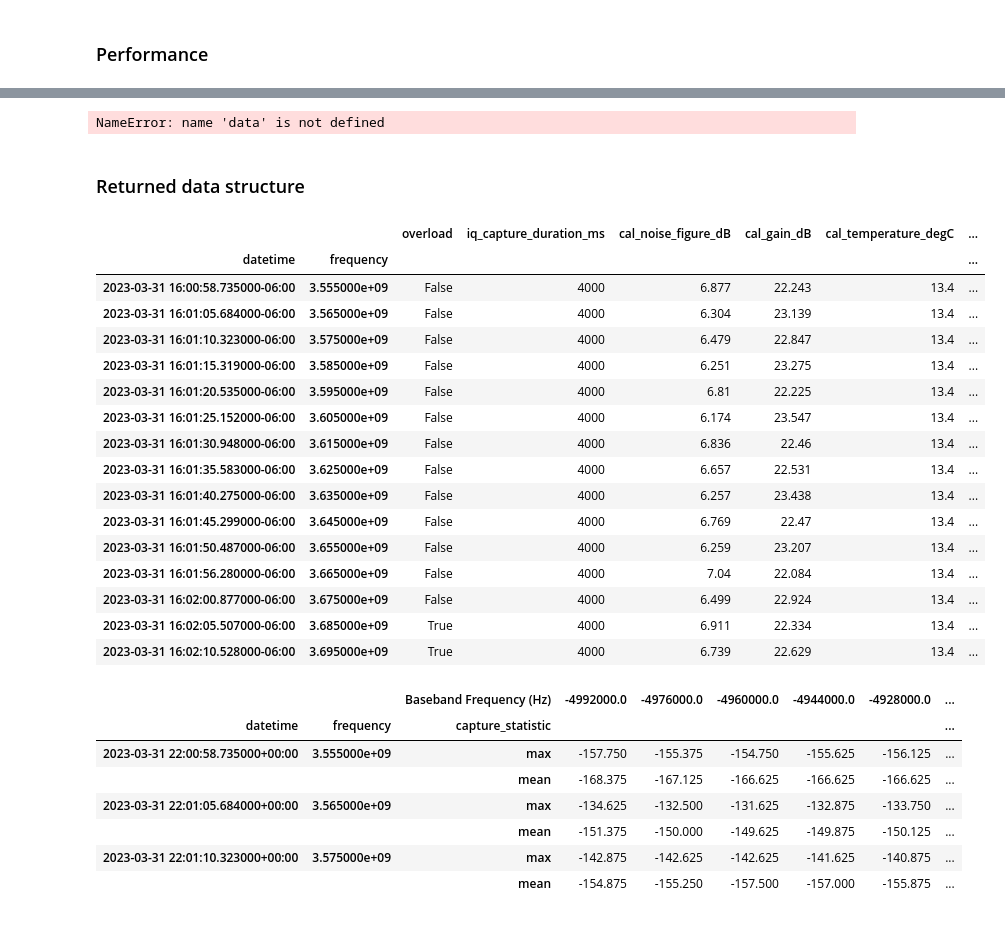
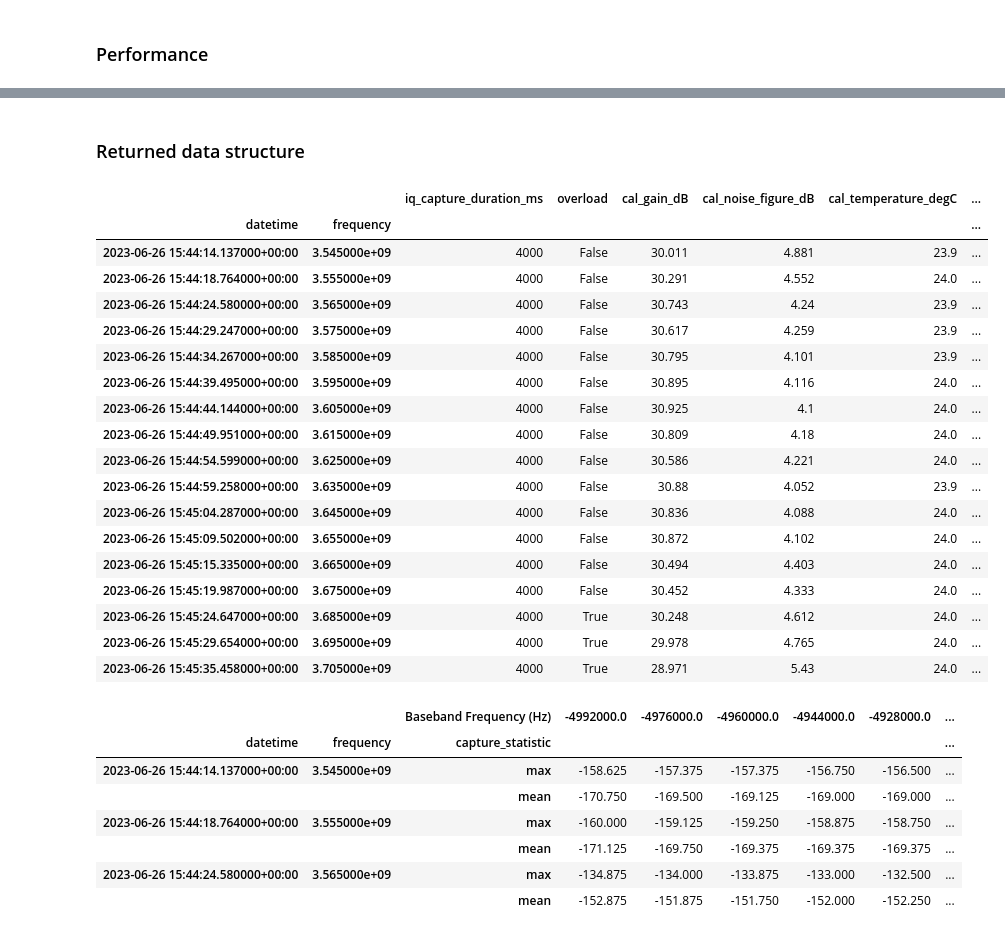
Before and after one commit to usnistgov/nasctn-sea-ingest, a Jupyter notebook: demos/read_seamf.ipynb, the cells around one changed output, grey strips where cells are left out. Drawn from its saved outputs; the diff is of its cells as text; code cells hidden in the pictures.

Commit message:
add support for v5 metadata loading

```diff
--- a/demos/read_seamf.ipynb
+++ b/demos/read_seamf.ipynb
@@ -18,10 +18,11 @@ dfs2 = sea_ingest.read_seamf(data_path/'example_v2.sigmf', tz="America/New_York"
 meta3 = sea_ingest.read_seamf_meta(data_path/'example_v3.sigmf', tz="America/New_York")
 dfs3 = sea_ingest.read_seamf(data_path/'example_v3.sigmf', tz="America/New_York")
 dfs4 = sea_ingest.read_seamf(data_path/'example_v4.sigmf') # timezone can be automatically identified from v4 onward
+dfs5 = sea_ingest.read_seamf(data_path/'example_v5.sigmf')
 
 # # some alternative loading options
-arrs4 = sea_ingest.read_seamf(data_path/'example_v4.sigmf', container_cls=np.ndarray, tz="America/New_York")
-data4, meta4 = sea_ingest.read_seamf(data_path/'example_v4.sigmf', force_loader_cls=bytes, tz="America/New_York")
+arrs5 = sea_ingest.read_seamf(data_path/'example_v5.sigmf', container_cls=np.ndarray, tz="America/New_York")
+data5, meta5 = sea_ingest.read_seamf(data_path/'example_v5.sigmf', force_loader_cls=bytes, tz="America/New_York")
 # %% [markdown]
 ### Index name and order consistency check
 # %%
@@ -165,52 +142,40 @@ Line #      Hits         Time  Per Hit   % Time  Line Contents
-# %%
-# locals().update(seamf._LoaderBase.debug)
-
-from collections import defaultdict
-traces = np.array_split(data, split_inds)
-import labbench as lb
-
-with lb.stopwatch('hi'):
-    for i in range(100):
-        trace_groups = defaultdict(lambda: defaultdict(list))
-        for (trace_type, trace_name), trace in zip(self.trace_starts.values(), traces):
-            trace_groups[trace_type][trace_name].append(np.array(trace))
-# %% [output]
-NameError: name 'data' is not defined
 # %% [markdown]
 ### Returned data structure
 # %%
 # channel metadata
-dfs4["channel_metadata"].
+dfs5["channel_metadata"]
 # %% [output]
-|  |  | overload | iq_capture_duration_ms | cal_noise_figure_dB | cal_gain_dB | cal_temperature_degC | ... |
+|  |  | iq_capture_duration_ms | overload | cal_gain_dB | cal_noise_figure_dB | cal_temperature_degC | ... |
 | datetime | frequency |  |  |  |  |  | ... |
-| 2023-03-31 16:00:58.735000-06:00 | 3.555000e+09 | False | 4000 | 6.877 | 22.243 | 13.4 | ... |
-| 2023-03-31 16:01:05.684000-06:00 | 3.565000e+09 | False | 4000 | 6.304 | 23.139 | 13.4 | ... |
-| 2023-03-31 16:01:10.323000-06:00 | 3.575000e+09 | False | 4000 | 6.479 | 22.847 | 13.4 | ... |
-| 2023-03-31 16:01:15.319000-06:00 | 3.585000e+09 | False | 4000 | 6.251 | 23.275 | 13.4 | ... |
-| 2023-03-31 16:01:20.535000-06:00 | 3.595000e+09 | False | 4000 | 6.81 | 22.225 | 13.4 | ... |
-| 2023-03-31 16:01:25.152000-06:00 | 3.605000e+09 | False | 4000 | 6.174 | 23.547 | 13.4 | ... |
-| 2023-03-31 16:01:30.948000-06:00 | 3.615000e+09 | False | 4000 | 6.836 | 22.46 | 13.4 | ... |
-| 2023-03-31 16:01:35.583000-06:00 | 3.625000e+09 | False | 4000 | 6.657 | 22.531 | 13.4 | ... |
-| 2023-03-31 16:01:40.275000-06:00 | 3.635000e+09 | False | 4000 | 6.257 | 23.438 | 13.4 | ... |
-| 2023-03-31 16:01:45.299000-06:00 | 3.645000e+09 | False | 4000 | 6.769 | 22.47 | 13.4 | ... |
-| 2023-03-31 16:01:50.487000-06:00 | 3.655000e+09 | False | 4000 | 6.259 | 23.207 | 13.4 | ... |
-| 2023-03-31 16:01:56.280000-06:00 | 3.665000e+09 | False | 4000 | 7.04 | 22.084 | 13.4 | ... |
-| 2023-03-31 16:02:00.877000-06:00 | 3.675000e+09 | False | 4000 | 6.499 | 22.924 | 13.4 | ... |
-| 2023-03-31 16:02:05.507000-06:00 | 3.685000e+09 | True | 4000 | 6.911 | 22.334 | 13.4 | ... |
-| 2023-03-31 16:02:10.528000-06:00 | 3.695000e+09 | True | 4000 | 6.739 | 22.629 | 13.4 | ... |
+| 2023-06-26 15:44:14.137000+00:00 | 3.545000e+09 | 4000 | False | 30.011 | 4.881 | 23.9 | ... |
+| 2023-06-26 15:44:18.764000+00:00 | 3.555000e+09 | 4000 | False | 30.291 | 4.552 | 24.0 | ... |
+| 2023-06-26 15:44:24.580000+00:00 | 3.565000e+09 | 4000 | False | 30.743 | 4.24 | 23.9 | ... |
+| 2023-06-26 15:44:29.247000+00:00 | 3.575000e+09 | 4000 | False | 30.617 | 4.259 | 23.9 | ... |
+| 2023-06-26 15:44:34.267000+00:00 | 3.585000e+09 | 4000 | False | 30.795 | 4.101 | 23.9 | ... |
+| 2023-06-26 15:44:39.495000+00:00 | 3.595000e+09 | 4000 | False | 30.895 | 4.116 | 24.0 | ... |
+| 2023-06-26 15:44:44.144000+00:00 | 3.605000e+09 | 4000 | False | 30.925 | 4.1 | 24.0 | ... |
+| 2023-06-26 15:44:49.951000+00:00 | 3.615000e+09 | 4000 | False | 30.809 | 4.18 | 24.0 | ... |
+| 2023-06-26 15:44:54.599000+00:00 | 3.625000e+09 | 4000 | False | 30.586 | 4.221 | 24.0 | ... |
+| 2023-06-26 15:44:59.258000+00:00 | 3.635000e+09 | 4000 | False | 30.88 | 4.052 | 23.9 | ... |
+| 2023-06-26 15:45:04.287000+00:00 | 3.645000e+09 | 4000 | False | 30.836 | 4.088 | 24.0 | ... |
+| 2023-06-26 15:45:09.502000+00:00 | 3.655000e+09 | 4000 | False | 30.872 | 4.102 | 24.0 | ... |
+| 2023-06-26 15:45:15.335000+00:00 | 3.665000e+09 | 4000 | False | 30.494 | 4.403 | 24.0 | ... |
+| 2023-06-26 15:45:19.987000+00:00 | 3.675000e+09 | 4000 | False | 30.452 | 4.333 | 24.0 | ... |
+| 2023-06-26 15:45:24.647000+00:00 | 3.685000e+09 | 4000 | True | 30.248 | 4.612 | 24.0 | ... |
+| 2023-06-26 15:45:29.654000+00:00 | 3.695000e+09 | 4000 | True | 29.978 | 4.765 | 24.0 | ... |
+| 2023-06-26 15:45:35.458000+00:00 | 3.705000e+09 | 4000 | True | 28.971 | 5.43 | 24.0 | ... |
 # %%
 # power spectral density has a "capture_statistic" index
-dfs4['psd'].head(6).iloc[:,:6]
+dfs5['psd'].head(6).iloc[:,:6]
 # %% [output]
 |  |  | Baseband Frequency (Hz) | -4992000.0 | -4976000.0 | -4960000.0 | -4944000.0 | -4928000.0 | ... |
 | datetime | frequency | capture_statistic |  |  |  |  |  | ... |
-| 2023-03-31 22:00:58.735000+00:00 | 3.555000e+09 | max | -157.750 | -155.375 | -154.750 | -155.625 | -156.125 | ... |
-|  |  | mean | -168.375 | -167.125 | -166.625 | -166.625 | -166.625 | ... |
-| 2023-03-31 22:01:05.684000+00:00 | 3.565000e+09 | max | -134.625 | -132.500 | -131.625 | -132.875 | -133.750 | ... |
-|  |  | mean | -151.375 | -150.000 | -149.625 | -149.875 | -150.125 | ... |
-| 2023-03-31 22:01:10.323000+00:00 | 3.575000e+09 | max | -142.875 | -142.625 | -142.625 | -141.625 | -140.875 | ... |
-|  |  | mean | -154.875 | -155.250 | -157.500 | -157.000 | -155.875 | ... |
+| 2023-06-26 15:44:14.137000+00:00 | 3.545000e+09 | max | -158.625 | -157.375 | -157.375 | -156.750 | -156.500 | ... |
+|  |  | mean | -170.750 | -169.500 | -169.125 | -169.000 | -169.000 | ... |
+| 2023-06-26 15:44:18.764000+00:00 | 3.555000e+09 | max | -160.000 | -159.125 | -159.250 | -158.875 | -158.750 | ... |
+|  |  | mean | -171.125 | -169.750 | -169.375 | -169.375 | -169.375 | ... |
+| 2023-06-26 15:44:24.580000+00:00 | 3.565000e+09 | max | -134.875 | -134.000 | -133.875 | -133.000 | -132.500 | ... |
+|  |  | mean | -152.875 | -151.875 | -151.750 | -152.000 | -152.250 | ... |
 # %%
 from matplotlib import pyplot as plt
 plt.style.use('report.mplstyle')
```
Also changed, not shown: parts of 11 cells of this notebook, 5 other files.
